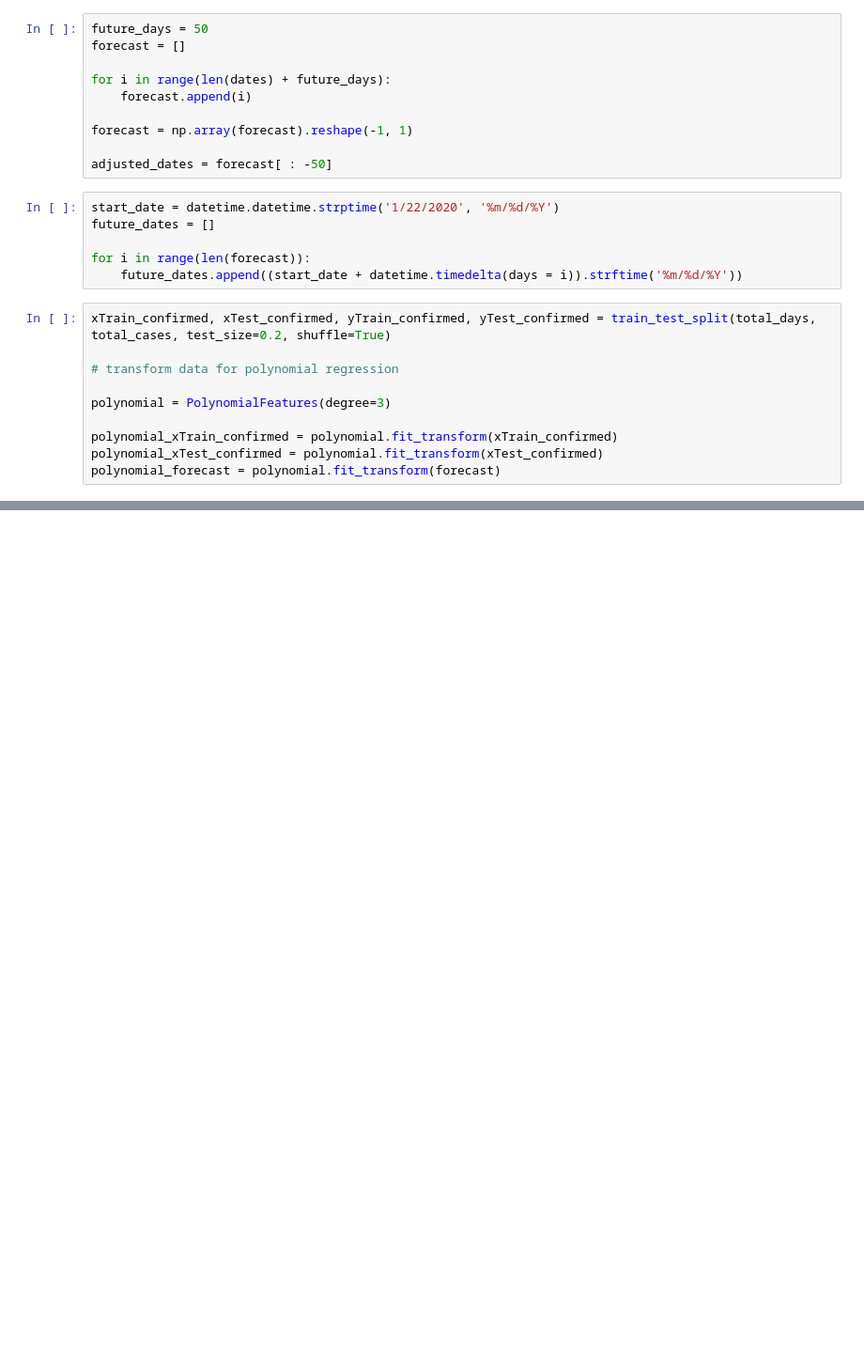
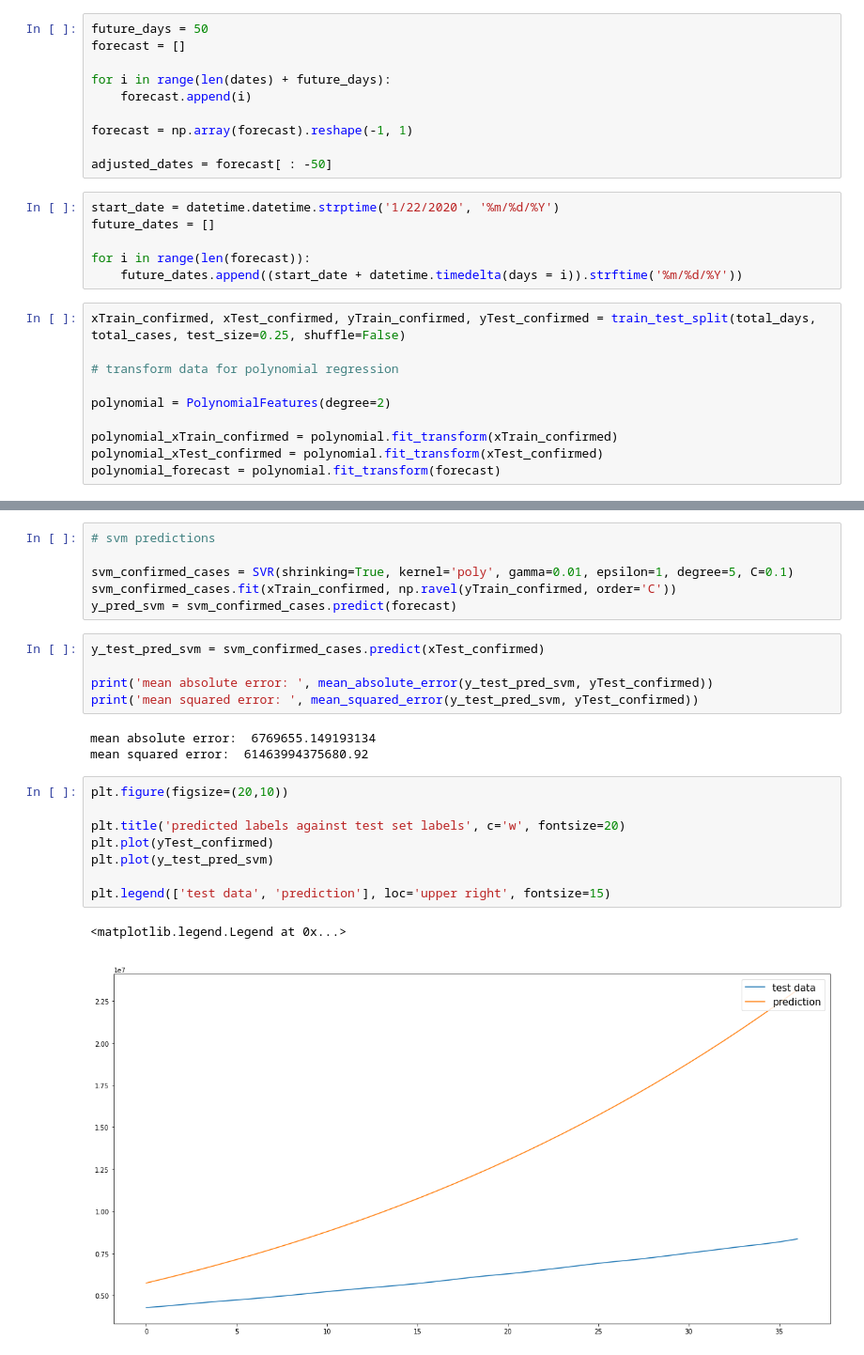
Before and after one commit to jakenemiroff/COVID-19_Prediction_Analysis, a Jupyter notebook: COVID-19_Prediction_Analysis.ipynb, the cells around one changed output, grey strips where cells are left out. Shown at 94% size. Cells and saved outputs as stored; diff of their text form; blank space fills up the shorter version.

Commit message:
add SVM prediction

```diff
--- a/COVID-19_Prediction_Analysis.ipynb
+++ b/COVID-19_Prediction_Analysis.ipynb
@@ -245,11 +245,11 @@ future_dates = []
 for i in range(len(forecast)):
     future_dates.append((start_date + datetime.timedelta(days = i)).strftime('%m/%d/%Y'))
 # %%
-xTrain_confirmed, xTest_confirmed, yTrain_confirmed, yTest_confirmed = train_test_split(total_days, total_cases, test_size=0.2, shuffle=True)
+xTrain_confirmed, xTest_confirmed, yTrain_confirmed, yTest_confirmed = train_test_split(total_days, total_cases, test_size=0.25, shuffle=False)
 
 # transform data for polynomial regression
 
-polynomial = PolynomialFeatures(degree=3)
+polynomial = PolynomialFeatures(degree=2)
 
 polynomial_xTrain_confirmed = polynomial.fit_transform(xTrain_confirmed)
 polynomial_xTest_confirmed = polynomial.fit_transform(xTest_confirmed)
@@ -272,0 +279,25 @@ plt.legend(['test data', 'prediction'], loc='upper right', fontsize=15)
+# %%
+# svm predictions
+
+svm_confirmed_cases = SVR(shrinking=True, kernel='poly', gamma=0.01, epsilon=1, degree=5, C=0.1)
+svm_confirmed_cases.fit(xTrain_confirmed, np.ravel(yTrain_confirmed, order='C'))
+y_pred_svm = svm_confirmed_cases.predict(forecast)
+# %%
+y_test_pred_svm = svm_confirmed_cases.predict(xTest_confirmed)
+
+print('mean absolute error: ', mean_absolute_error(y_test_pred_svm, yTest_confirmed))
+print('mean squared error: ', mean_squared_error(y_test_pred_svm, yTest_confirmed))
+# %% [output]
+mean absolute error:  6769655.149193134
+mean squared error:  61463994375680.92
+# %%
+plt.figure(figsize=(20,10))
+
+plt.title('predicted labels against test set labels', c='w', fontsize=20)
+plt.plot(yTest_confirmed)
+plt.plot(y_test_pred_svm)
+
+plt.legend(['test data', 'prediction'], loc='upper right', fontsize=15)
+# %% [output]
+<matplotlib.legend.Legend at 0x...>
+[figure, added]
```
Also changed, not shown: parts of 2 cells of this notebook.
